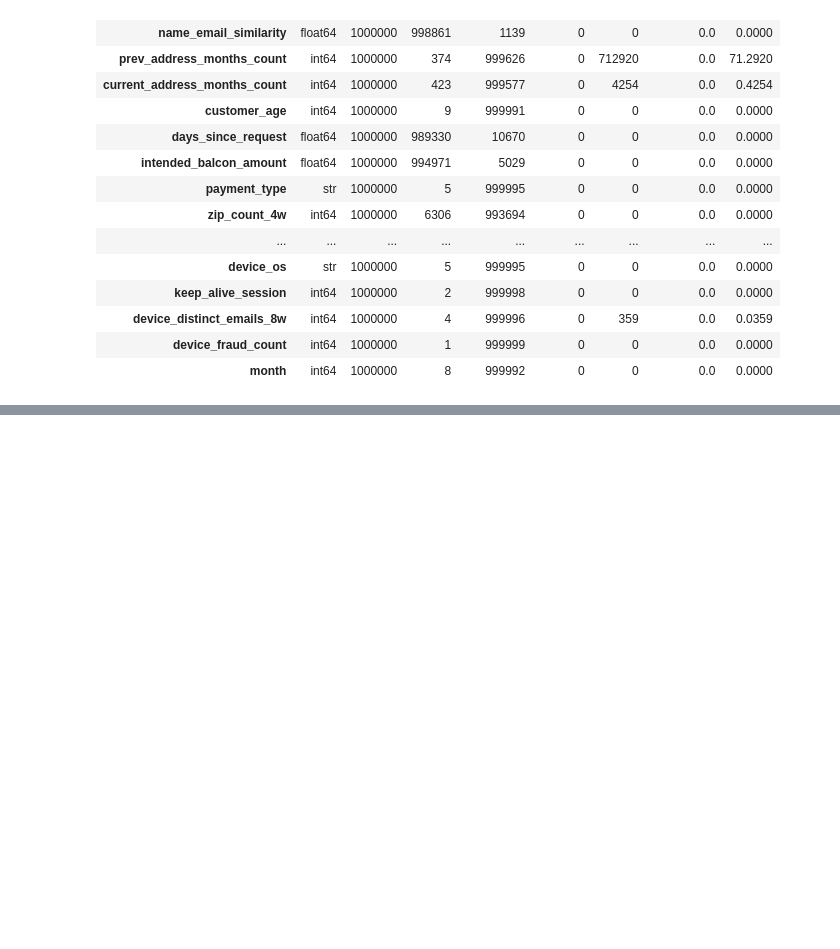
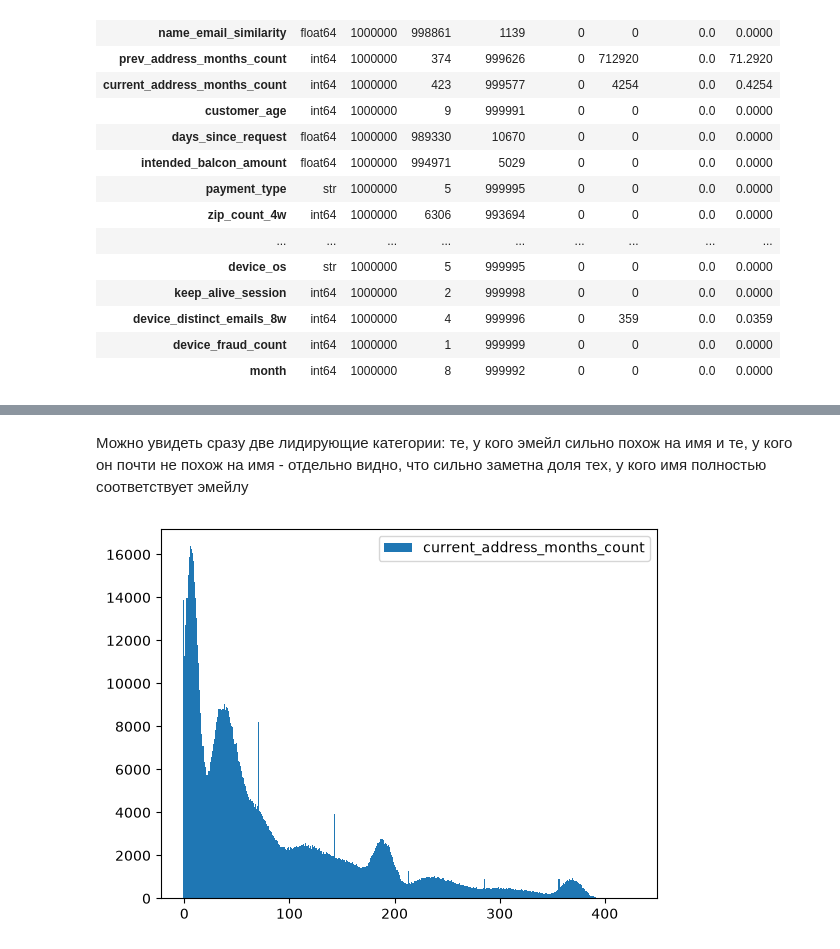
Before and after one commit to Quedbox/fraud-risk-engine, a Jupyter notebook: notebooks/first_hand_analysis.ipynb, the cells around one changed output, grey strips where cells are left out. Drawn from its saved outputs; the diff is of its cells as text; code cells hidden in the pictures; blank space fills up the shorter version.

```diff
--- a/notebooks/first_hand_analysis.ipynb
+++ b/notebooks/first_hand_analysis.ipynb
@@ -213,0 +375,8 @@ data_audit
+# %% [markdown]
+Можно увидеть сразу две лидирующие категории: те, у кого эмейл сильно похож на имя и те, у кого он почти не похож на имя - отдельно видно, что сильно заметна доля тех, у кого имя полностью соответствует эмейлу
+# %%
+plt.hist(full_raw_data['current_address_months_count'], bins=423, label='current_address_months_count')
+plt.legend()
+plt.show()
+# %% [output]
+[figure, added]
```
Also changed, not shown: parts of 23 cells of this notebook, 9 other files.
